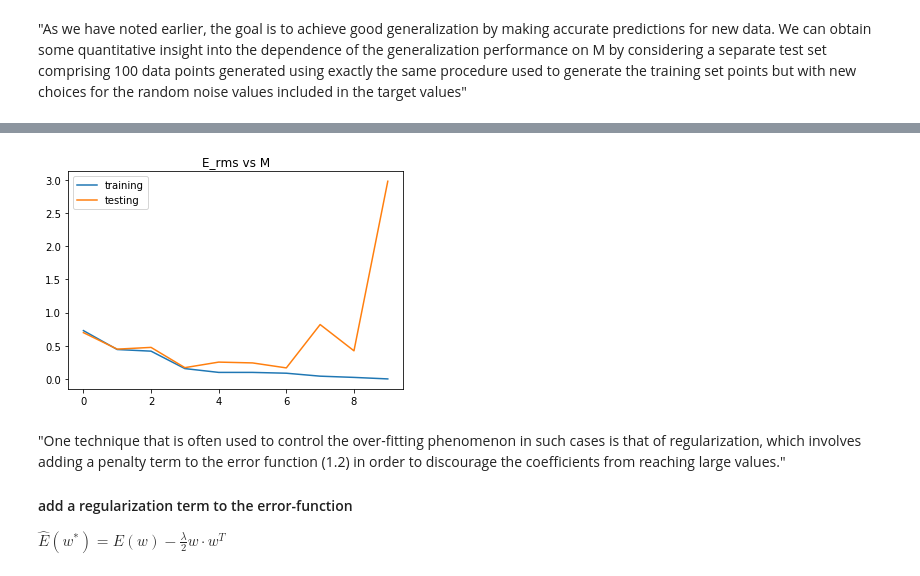
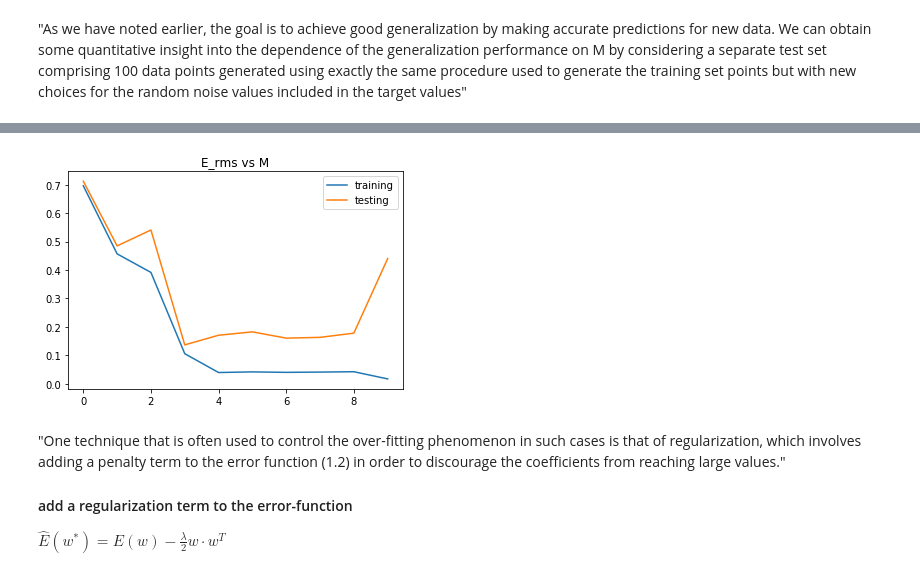
Before and after one commit to alisanozdrina/ML_discussion, a Jupyter notebook: bishop_examples.ipynb, the cells around one changed output, grey strips where cells are left out. Drawn from its saved outputs; the diff is of its cells as text; code cells hidden in the pictures.

```diff
--- a/bishop_examples.ipynb
+++ b/bishop_examples.ipynb
@@ -55,11 +55,10 @@ def pol(w,x,power):
 
 w_initial = [0.5]*(N+1)
 
-errfunc = lambda w, x, t: pol(w, x, N) - t # Distance to the target function
+errfunc = lambda w, x, t: np.mean( ( pol(w, x, N) - t )**2 )
 
-w1, success = optimize.leastsq(errfunc, w_initial[:], args=(x, t))
-rms[0] = sqrt(mean_squared_error(t, pol(w1, x, N)))
-M[0] = N
+success = optimize.minimize(errfunc, w_initial[:], args=(x, t))
+w1 = success.x
 # %%
 plt.plot(x, t, "ro")
 x_for_fit = np.arange(x_min,x_max,(x_max - x_min)/100 )
@@ -123,9 +113,8 @@ plt.show()
 N=9
 w_initial = [0]*(N+1)
 w = [0]*(N+1)
-w1, success = optimize.leastsq(errfunc, w_initial[:], args=(x, t))
-rms[3] = sqrt(mean_squared_error(t, pol(w1, x, N)))
-M[3] = N
+success = optimize.minimize(errfunc, w_initial[:], args=(x, t))
+w1 = success.x
 plt.plot(x, t, "ro")
 plt.plot(x_for_fit, pol(w1, x_for_fit, N), "r-" , label = 'fit N = '+ str(N)) # Plot of the data and the fit
 plt.plot(x_for_sinx,np.sin(2*np.pi*x_for_sinx), label='sin (2 $\pi$ x)')
@@ -138,29 +145,20 @@ plt.show()
 # %%
-rms = [0]*10
-rms_test = [0]*10
-M = [0]*10
-
-x_test = np.arange(x_min,x_max,(x_max - x_min)/100 )
-
-t_test = np.sin(2*np.pi*x_test)
-noise = np.random.normal(0,0.1,100)
-t_test += noise
-
 for i in range(0,10):
     N = i
     w = [0]*(N+1)
-    w1, success = optimize.leastsq(errfunc, w_initial[:], args=(x, t))
+    success = optimize.minimize(errfunc, w[:], args=(x, t))
+    w1 = success.x
     rms[i] = sqrt(mean_squared_error(t, pol(w1, x, N)))
     rms_test[i] = sqrt(mean_squared_error(t_test, pol(w1, x_test, N)))
     M[i] = N
 
 plt.plot(M,rms, label = 'training')
 plt.plot(M,rms_test, label = 'testing')
 plt.title('E_rms vs M')
 plt.legend()
 plt.show()
 # %% [output]
-[figure, old version]
+[figure, new version]
 # %% [markdown]
 "One technique that is often used to control the over-fitting phenomenon in such cases is that of regularization, which involves adding a penalty term to the error function (1.2) in order to discourage the coefficients from reaching large values."
 #### add a regularization term to the error-function
```
Also changed, not shown: parts of 20 cells of this notebook.
